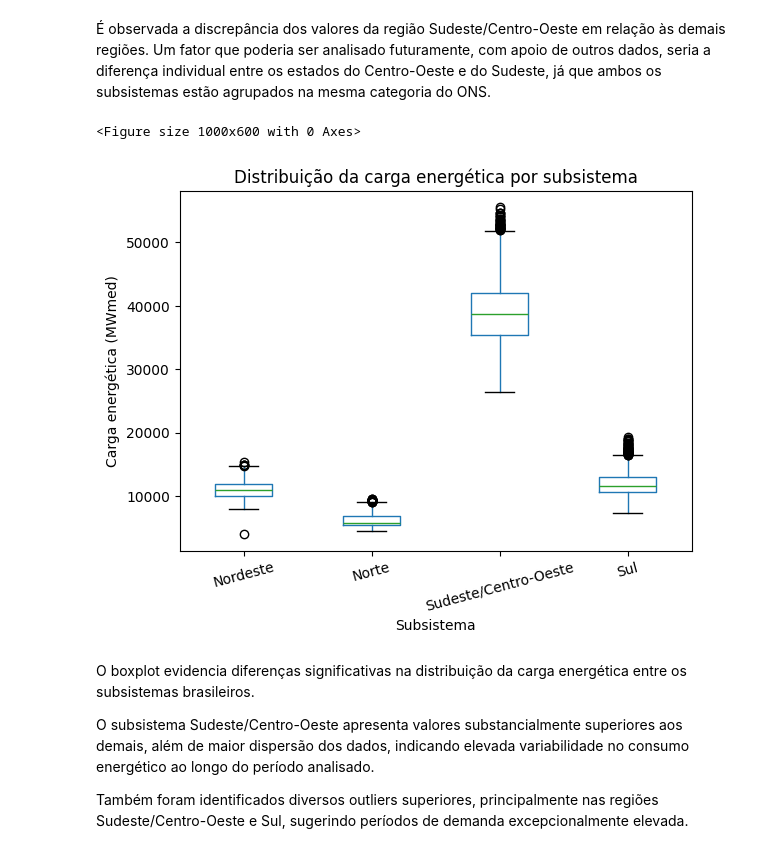
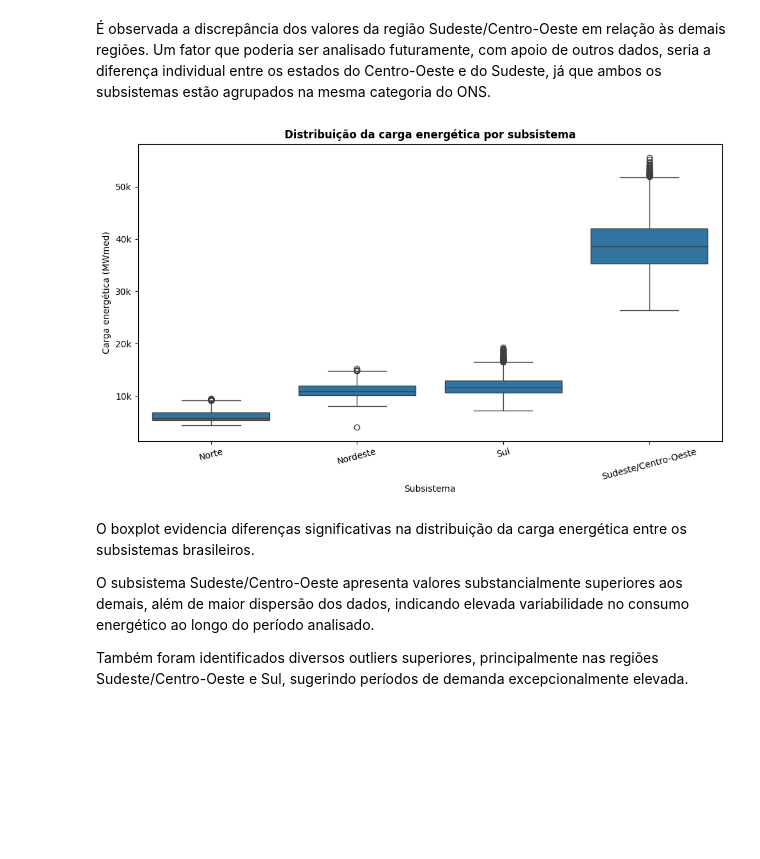
Before and after one commit to joaovinicius4/EdaEnergia, a Jupyter notebook: notebook/eda.ipynb, the cells around one changed output. Drawn from its saved outputs; the diff is of its cells as text; code cells hidden in the pictures; blank space fills up the shorter version.

Commit message:
refactor: improve boxplot visualization using seaborn

```diff
--- a/notebook/eda.ipynb
+++ b/notebook/eda.ipynb
@@ -286,31 +287,25 @@ plt.show()
 # %% [markdown]
 É observada a discrepância dos valores da região Sudeste/Centro-Oeste em relação às demais regiões. Um fator que poderia ser analisado futuramente, com apoio de outros dados, seria a diferença individual entre os estados do Centro-Oeste e do Sudeste, já que ambos os subsistemas estão agrupados na mesma categoria do ONS.
 # %%
-plt.figure(figsize=(10, 6))
+fig, ax = plt.subplots(figsize=(10, 6))
 
-df.boxplot(
-    column='val_cargaenergiamwmed',
-    by='nom_subsistema',
-    grid=False
+sns.boxplot(
+    data=df,
+    x='nom_subsistema',
+    y='val_cargaenergiamwmed',
+    ax=ax
 )
 
-plt.title('Distribuição da carga energética por subsistema')
-plt.suptitle('')
-plt.xlabel('Subsistema')
-plt.ylabel('Carga energética (MWmed)')
-
+ax.set_title('Distribuição da carga energética por subsistema', fontweight='bold')
+ax.set_xlabel('Subsistema')
+ax.set_ylabel('Carga energética (MWmed)')
+ax.yaxis.set_major_formatter(mticker.FuncFormatter(lambda x, _: f'{x/1000:.0f}k'))
 plt.xticks(rotation=15)
-
-plt.savefig(
-    '../Graficos/boxplot_subsistemas.png',
-    dpi=300,
-    bbox_inches='tight'
-)
-
+plt.tight_layout()
+plt.savefig('../graficos/boxplot_subsistemas.png', dpi=300, bbox_inches='tight')
 plt.show()
 # %% [output]
-<Figure size 1000x600 with 0 Axes>
-[figure, old version]
+[figure, new version]
 # %% [markdown]
 O boxplot evidencia diferenças significativas na distribuição da carga energética entre os subsistemas brasileiros.
 
```
Also changed, not shown: parts of 2 cells of this notebook, 1 other file.
